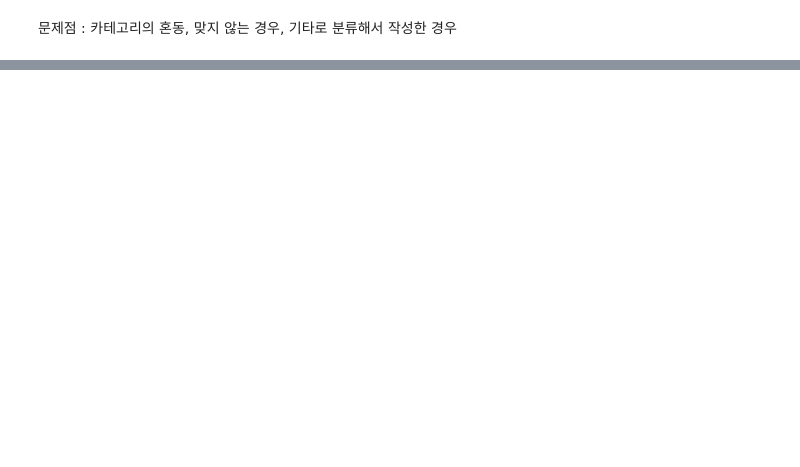
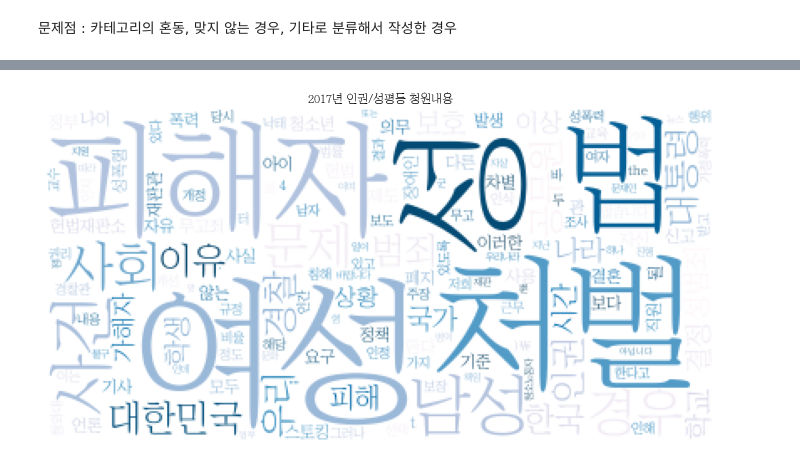
Before and after one commit to gayoooon1/blue-house-national-petition-analysis, a Jupyter notebook: petition-analysis-visualization.ipynb, the cells around one changed output, grey strips where cells are left out. Saved outputs shown, nothing was run; the diff lists cells and outputs as text; code cells hidden in the pictures; blank space fills up the shorter version.

```diff
--- a/petition-analysis-visualization.ipynb
+++ b/petition-analysis-visualization.ipynb
@@ -199,5 +139,0 @@ others.shape
-# %%
-others_text = ''
-
-for each_line in others['content']:
-  others_text = others_text + each_line + '\n'
@@ -854,0 +687,36 @@ df2020[df2020['category']=='기타'].sort_values(by='num_agree', ascending=False
+# %%
+tmp = df2017[df2017['category']=='인권/성평등']
+tmp_text = ''
+for each_line in tmp['content']:
+      tmp_text = tmp_text + each_line + '\n'
+tokens_ko = okt.morphs(tmp_text)
+# %%
+stop_words = ['.','을','이','의','를','에',',','가','들','은','는','으로','한','도',
+              '수','에서','로','것','그','과','제','입니다','할','하고','적',"'",'하는',
+              '합니다','와','에게','고','인',')','?','하여','등','저','있습니다','말','까지',
+              '(','1','그리고','다','2','만','딸','했습니다','안','된','못','일','더','위',
+              '있는','해','\n','또한','명','하지','..','정말','물','많은','"', '!'
+              '중','3','게','너무','A','자','이런','때','되지','위해','에는','없는',
+              '및','요','때문','관련','대한','전','라고','되었습니다','하기','나','후','같은','해서',
+              '글','되어','주','차','하','내','없이','대해','잘','하지만','결국','n','.\\','사람', '국민',
+             '\\','**', '생각','***', '서', '하였습니다', '청원', '지금', '님', '사', '지', '알','부터','현재',
+             '대','왜','‘', '“', '...', '”', '에서는', '없습니다', '분', '하며', '라는', '해야', '되는', '에도',
+             '하게', '-', '[', ']', '시', '본', '장', '곳', '원', '이고', '이라는', '이렇게', '기', '의해','’',
+             '이나', '하면', '않고', '살', '비', '여', '모든', '이라고', '하면서', '이라', '됩니다', '은','는','?\\', '니까',
+             '이다', '통해', '일부', '아닌', '조', '아니라', '되고', '또', '상', '처럼', ':', '했다',
+             '\u2028', ',\\', '/', '중', '세', ':/', 'nhttp']
+
+tokens_ko = [each_word for each_word in tokens_ko if each_word not in stop_words]
+ko = nltk.Text(tokens_ko, name= '2017년 인권/성평등 청원내용')
+
+data = dict(ko.vocab().most_common(150))
+wordcloud = WordCloud(font_path="C:\\Users\\Owner\\AppData\\Local\\Microsoft\\Windows\\Fonts\\조선일보명조.ttf",
+                      relative_scaling = 0.2,
+                      background_color='white',colormap='PuBu').generate_from_frequencies(data)
+plt.figure(figsize=(12,8))
+plt.imshow(wordcloud)
+plt.axis("off")
+plt.title('2017년 인권/성평등 청원내용')
+plt.show()
+# %% [output]
+[figure, added]
```
Also changed, not shown: parts of 65 cells of this notebook, 1 other file.
